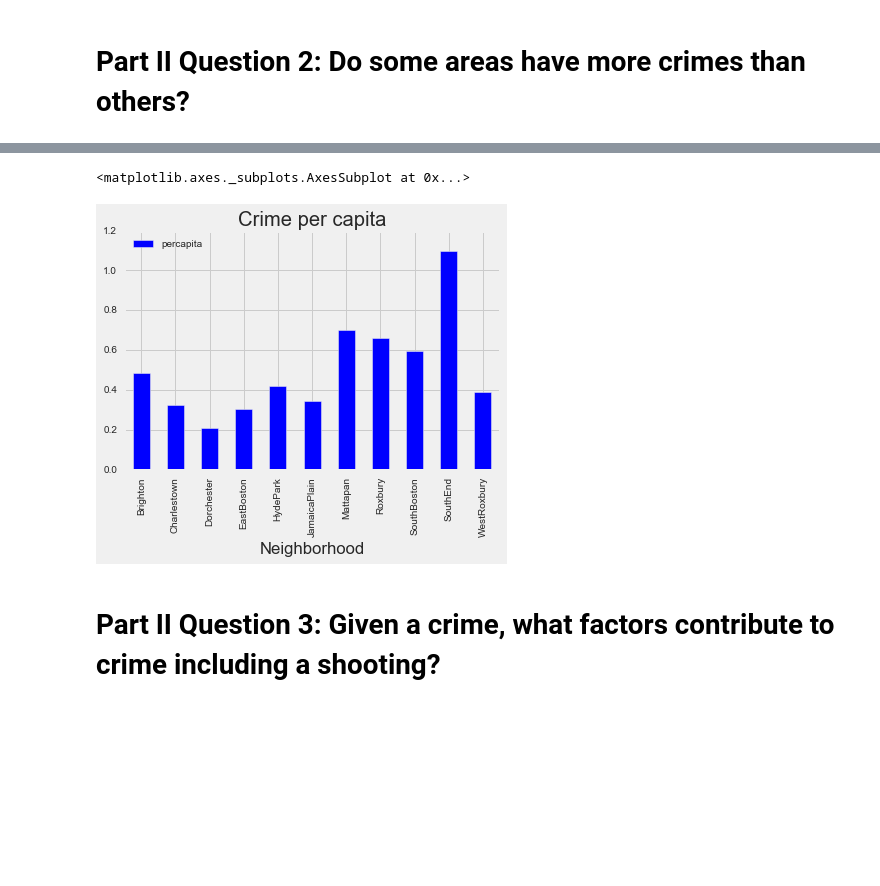
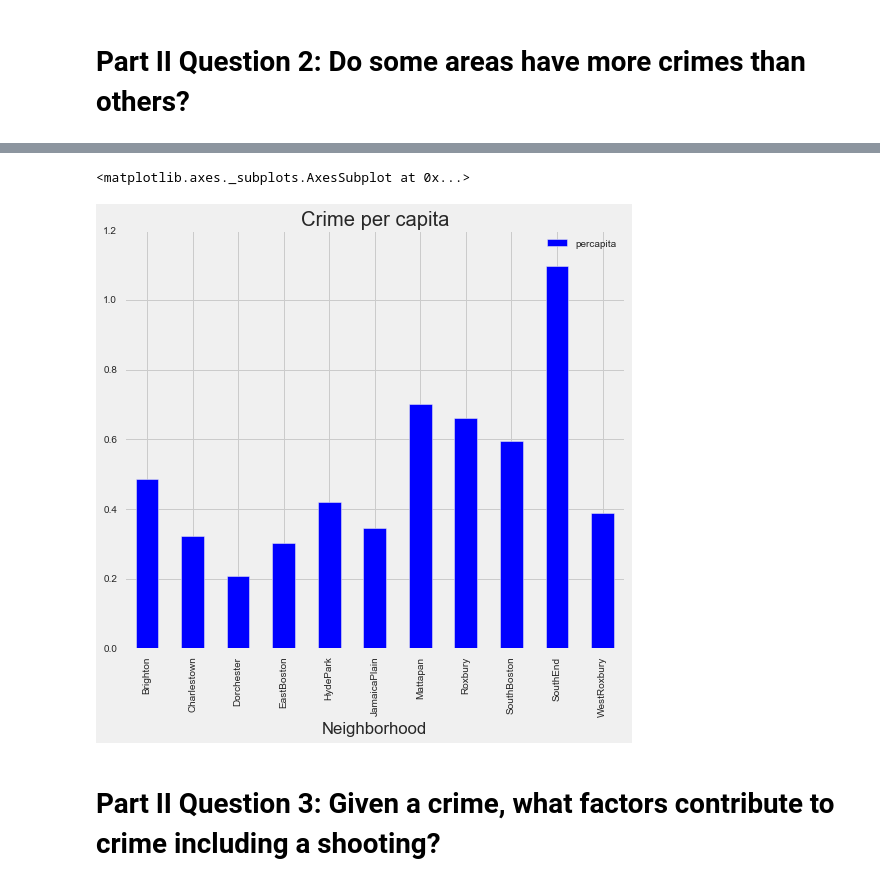
Before and after one commit to aisaacso/SafeBoss, a Jupyter notebook: crimes.ipynb, the cells around one changed output, grey strips where cells are left out. Saved outputs shown, nothing was run; the diff lists cells and outputs as text; code cells hidden in the pictures; blank space fills up the shorter version.

```diff
--- a/crimes.ipynb
+++ b/crimes.ipynb
@@ -271,15 +271,15 @@ pop_df = pd.read_csv(pop_url)
 # %%
 # EDA for crime per capita
 
 reptd = pd.DataFrame(reptd)
 reptd.rename(columns={'indexer': 'CrimeCount'}, inplace=True) #Rename for more logical referencing
 reptd['Neighborhood'] = reptd.index.get_level_values(0)
 add_pop = pd.merge(reptd, pop_df, how = 'inner', on = 'Neighborhood')
 add_pop['percapita'] = add_pop.CrimeCount / add_pop.Population
-add_pop.plot(kind = 'bar', x='Neighborhood', y = 'percapita', sort_columns = True, title = 'Crime per capita')
+add_pop.plot(kind = 'bar', x='Neighborhood', y = 'percapita', sort_columns = True, title = 'Crime per capita', figsize = (8,7))
 # %% [output]
 <matplotlib.axes._subplots.AxesSubplot at 0x...>
-[figure, old version]
+[figure, new version]
 # %% [markdown]
 # Part II Question 3: Given a crime, what factors contribute to crime including a shooting?
 # %%
```
Also changed, not shown: parts of 16 cells of this notebook.
